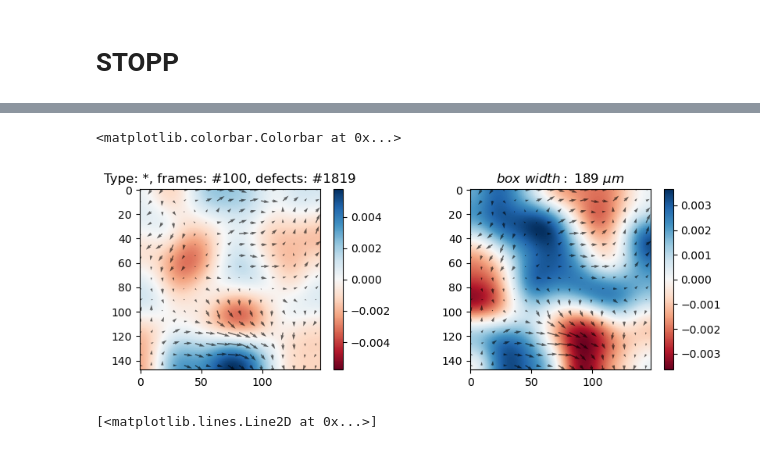
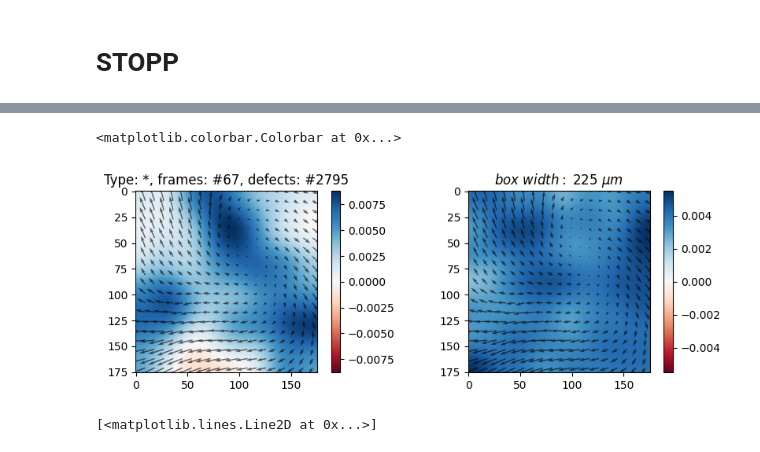
Before and after one commit to viciya/nematics, a Jupyter notebook: nematics/journals/flow_on_defects.ipynb, the cells around one changed output, grey strips where cells are left out. Saved outputs shown, nothing was run; the diff lists cells and outputs as text; code cells hidden in the pictures.

```diff
--- a/nematics/journals/flow_on_defects.ipynb
+++ b/nematics/journals/flow_on_defects.ipynb
@@ -60,0 +148,26 @@ df_minus.groupby('frame').size().plot(linewidth=3, alpha=.5, color="b")
+# %%
+# image_list = glob.glob(r"C:\Users\victo\Downloads\SB_lab\BEER_DATA\OFdata\40x Phase Contrast (Inside)\*.tif")
+# image_list = glob.glob(r"C:\Users\victo\Downloads\SB_lab\BEER_DATA\ISF defects new\6\*.tif")
+# image_list = glob.glob(r"C:\Users\victo\OneDrive - BGU\DATA\C2C12 and RPE in 6 well\15min5x\_1\*\*.tif")
+
+image_list = glob.glob(r"C:\Users\victo\OneDrive - BGU\DATA\Hacat\6 Wells _5x_15min\_1\Pos0\*.tif")
+image_list = natsorted(image_list, key=lambda y: y.lower())
+
+first_frame = 0
+last_frame = len(image_list)
+
+def uv_list(img1, img2, sigma=15):
+    flow = cv2.calcOpticalFlowFarneback(img1,img2, None, 0.5, 3,
+        winsize=sigma, iterations=3, poly_n=5, poly_sigma=1.2, flags=0)
+    flow[..., 0] = flow[..., 0]- np.mean(flow[..., 0])
+    flow[..., 1] = flow[..., 1]- np.mean(flow[..., 1])
+    return flow[..., 0], flow[..., 1]
+
+vel_list = Parallel(n_jobs=4)(delayed(uv_list)(
+    cv2.imread(img1)[:,:,0],
+    cv2.imread(img2)[:,:,0],
+    sigma=15
+    ) for (img1,img2) in zip(image_list[first_frame:last_frame-1],image_list[first_frame+1:last_frame]))
+
+u = [vel[0] for vel in vel_list]
+v = [vel[1] for vel in vel_list]
@@ -61,7 +280,7 @@ df_minus.groupby('frame').size().plot(linewidth=3, alpha=.5, color="b")
 # %%
-first_frame = 50
-last_frame = 150
-box = 210
+first_frame = 120
+last_frame = len(image_list)
+box = 250
 
 # NOTICE MINUS analyze_defects(img1, sigma=ori_sigma)[2] is calculated now!
 
@@ -75,4 +294,5 @@ u_v_count = Parallel(n_jobs=5)(delayed(defect_flow_frame_average_with_edge)(
     defect_type="all",
     box=(int(box),int(box)),
     sigma=flow_sigma,
+    # vorticity="right",
     ) for img1,img2 in zip(image_list[first_frame:last_frame-1], image_list[first_frame+1:last_frame]))
@@ -110,37 +310,37 @@ count = np.array(count)
 
 n, m = 0,-1 #800,900 #600,800 #450,550 #150,250 #50,150
 u_up = np.average(u[count!= 0][n:m,:,:], axis=0, weights=count[count!= 0][n:m])
 v_up = np.average(v[count!= 0][n:m,:,:], axis=0, weights=count[count!= 0][n:m])
 
 filt = 15
 step = 9
-vscale = 3
-vort_mag, div_mag = .02, .01
+vscale = 5
 
 fig, axs = plt.subplots(1,2, figsize=(10,3))
 # for ax in axs.ravel(): ax.axis('off')
 ax1, ax2 = axs.ravel()
 
 field = np.stack((u_up, v_up), axis=-1)
 y, x = np.mgrid[0:u_up.shape[0], 0:u_up.shape[1]]
 vorticity = gaussian_filter(curl_npgrad(field), sigma=filt)
-c1 = ax1.imshow(vorticity, cmap='RdBu', vmin=-vorticity.max(), vmax=vorticity.max())
+vmin = np.max([np.max(vorticity), -np.min(vorticity)])
+c1 = ax1.imshow(vorticity, cmap='RdBu', vmin=-vmin, vmax=vmin)
 ax1.quiver(x[::step, ::step], y[::step, ::step],
           u_up[::step, ::step], -v_up[::step, ::step],  color='k',
           width=.006, scale=vscale, alpha=.6)
 ax1.set_title("Type: %1s, frames: #%1d, defects: #%1d" % ("*", last_frame-first_frame, np.sum(count)))
 fig.colorbar(c1)
 
 divergence = gaussian_filter(divergence_npgrad(field), sigma=filt)
 c2 = ax2.imshow(divergence, cmap='RdBu', vmin=-divergence.max(), vmax=divergence.max())
 ax2.quiver(x[::step, ::step], y[::step, ::step],
           u_up[::step, ::step], -v_up[::step, ::step],  color='k',
           width=.006, scale=vscale, alpha=.6)
 ax2.set_title("$box ~width: ~%1d ~\mu m$" % (box * .9))
 fig.colorbar(c2)
 # %% [output]
 <matplotlib.colorbar.Colorbar at 0x...>
-[figure, old version]
+[figure, new version]
 # %%
 midlle = u_up.shape[1]//2
 plt.plot(u_up[midlle-10:midlle+10,:].mean(axis=0), linewidth=3, alpha=.5)
```
Also changed, not shown: parts of 21 cells of this notebook, 7 other files.
